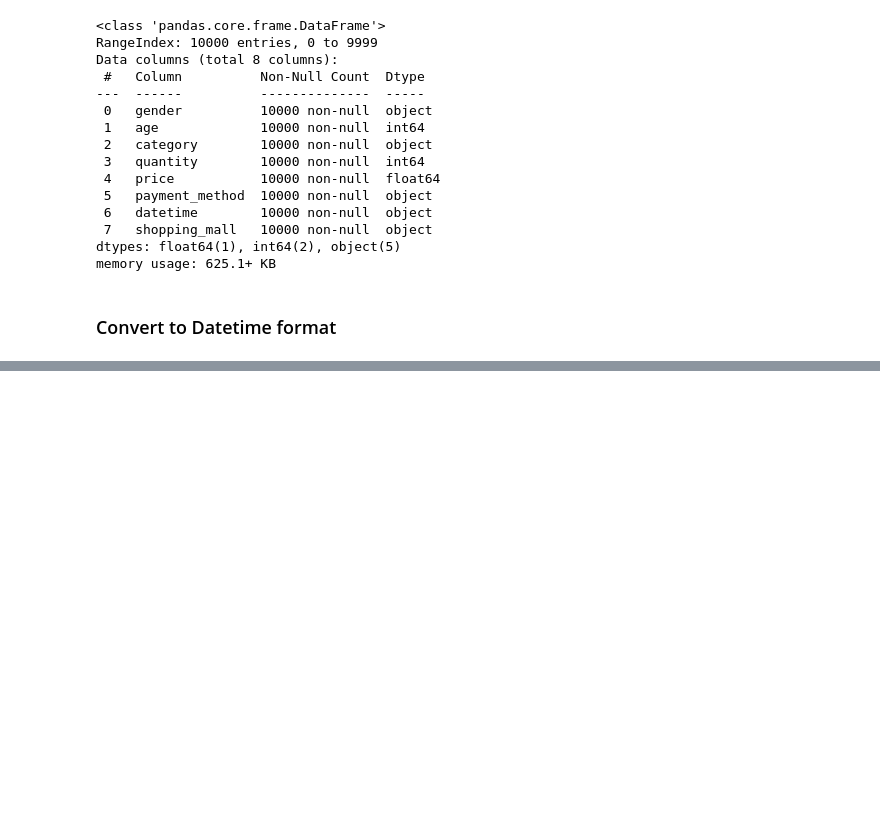
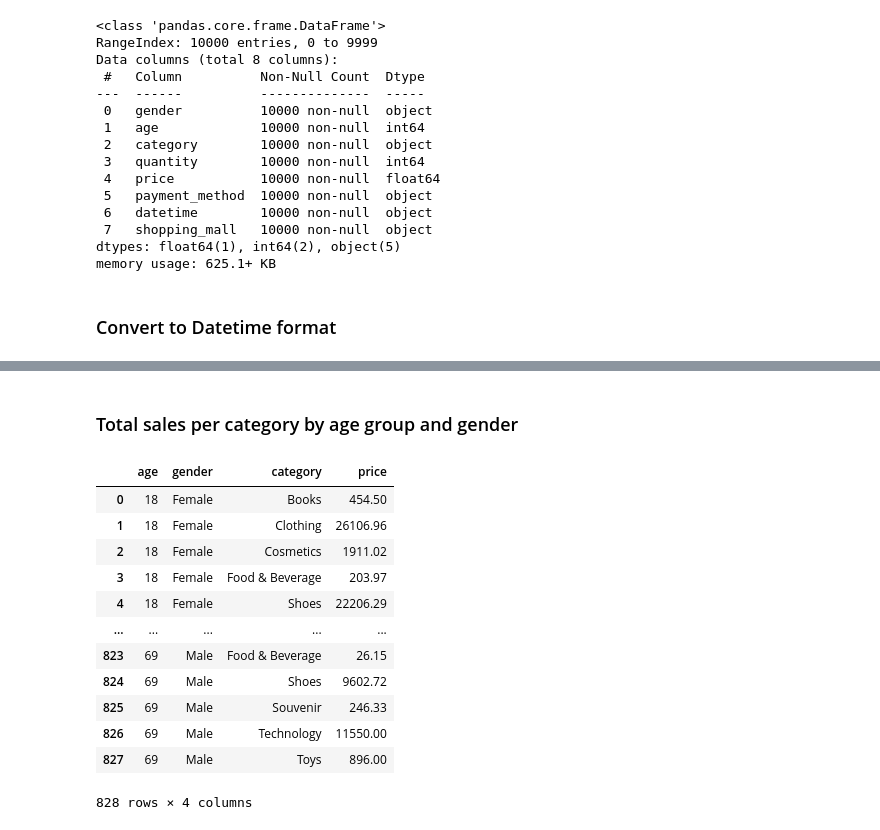
Before and after one commit to mrnnasir/project_shopping_mall, a Jupyter notebook: jupyter_notebooks/shopping_mall_project.ipynb, the cells around one changed output, grey strips where cells are left out. Cells and saved outputs as stored; diff of their text form; code cells hidden in the pictures; blank space fills up the shorter version.

```diff
--- a/Dataset/Raw/shopping_mall_project.ipynb
+++ b/jupyter_notebooks/shopping_mall_project.ipynb
@@ -248,0 +442,19 @@ dfc
+# %% [markdown]
+### Total sales per category by age group and gender
+# %%
+spend_by_age_on_cat = pd.DataFrame(dfc.groupby(['age','gender','category'])['price'].sum().reset_index())
+spend_by_age_on_cat
+# %% [output]
+|  | age | gender | category | price |
+| 0 | 18 | Female | Books | 454.50 |
+| 1 | 18 | Female | Clothing | 26106.96 |
+| 2 | 18 | Female | Cosmetics | 1911.02 |
+| 3 | 18 | Female | Food & Beverage | 203.97 |
+| 4 | 18 | Female | Shoes | 22206.29 |
+| ... | ... | ... | ... | ... |
+| 823 | 69 | Male | Food & Beverage | 26.15 |
+| 824 | 69 | Male | Shoes | 9602.72 |
+| 825 | 69 | Male | Souvenir | 246.33 |
+| 826 | 69 | Male | Technology | 11550.00 |
+| 827 | 69 | Male | Toys | 896.00 |
+828 rows × 4 columns
```
Also changed, not shown: parts of 28 cells of this notebook.
